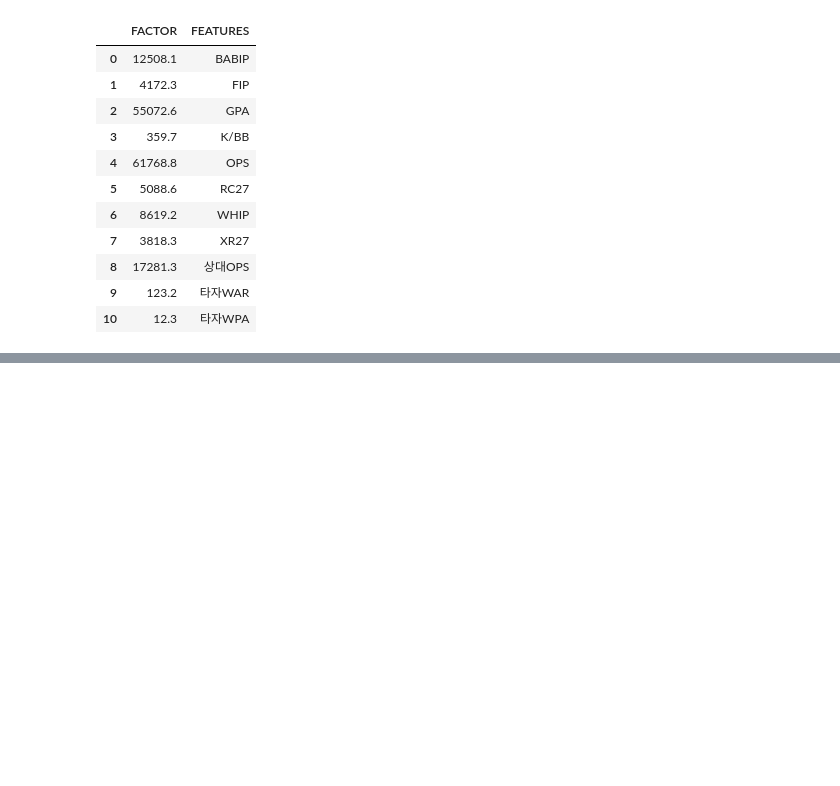
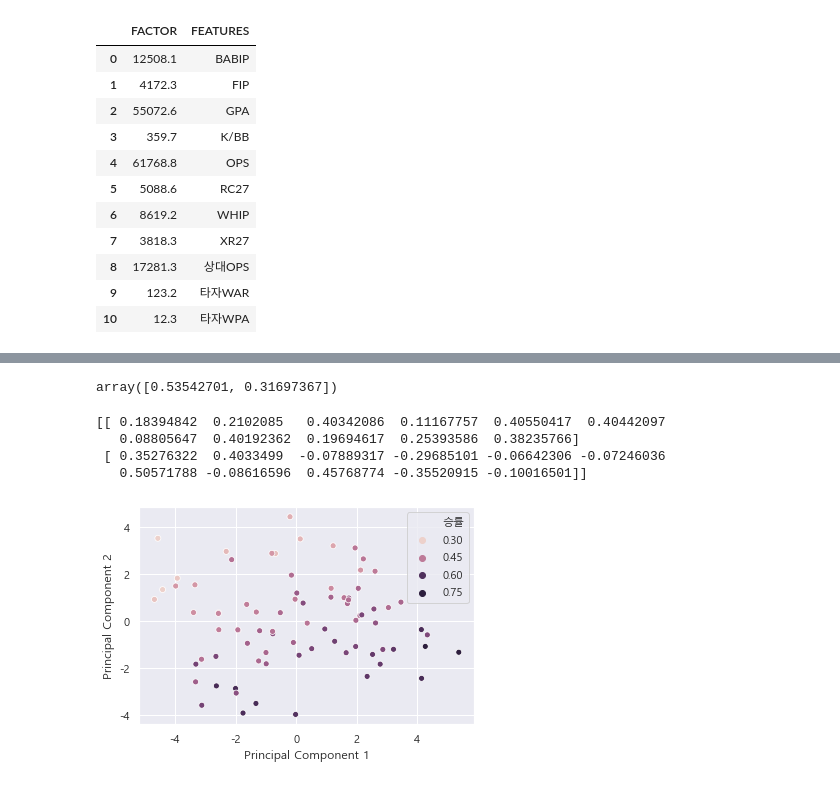
Before and after one commit to won4513/baseball, a Jupyter notebook: kbo/kbo.ipynb, the cells around one changed output, grey strips where cells are left out. Saved outputs shown, nothing was run; the diff lists cells and outputs as text; code cells hidden in the pictures; blank space fills up the shorter version.

```diff
--- a/kbo/kbo.ipynb
+++ b/kbo/kbo.ipynb
@@ -903,0 +889,8 @@ vif.round(1)
+# %%
+from sklearn.preprocessing import StandardScaler  # 표준화
+x = kbo_sbm[kbo_sbm.columns.difference(['팀', '연도', '승률'])]
+y = kbo_sbm[target]
+
+x = StandardScaler().fit_transform(x) # x객체에 x를 표준화한 데이터를 저장
+
+pd.DataFrame(x, columns=kbo_sbm.columns.difference(['팀', '연도', '승률'])).head()
@@ -903,0 +904,8 @@ vif.round(1)
+# %%
+from sklearn.decomposition import PCA
+pca = PCA(n_components=2) # 주성분을 몇개로 할지 결정
+printcipalComponents = pca.fit_transform(x)
+principalDf = pd.DataFrame(data=printcipalComponents, columns = ['principal component1', 'principal component2'])
+# 주성분으로 이루어진 데이터 프레임 구성
+
+principalDf
@@ -903,0 +926,19 @@ vif.round(1)
+# %%
+pca.explained_variance_ratio_
+# %% [output]
+array([0.53542701, 0.31697367])
+# %%
+print(pca.components_)
+# %% [output]
+[[ 0.18394842  0.2102085   0.40342086  0.11167757  0.40550417  0.40442097
+   0.08805647  0.40192362  0.19694617  0.25393586  0.38235766]
+ [ 0.35276322  0.4033499  -0.07889317 -0.29685101 -0.06642306 -0.07246036
+   0.50571788 -0.08616596  0.45768774 -0.35520915 -0.10016501]]
+# %%
+# 결과 시각화
+sns.scatterplot(x=printcipalComponents[:,0], y=printcipalComponents[:,1], hue=y)
+plt.xlabel('Principal Component 1')
+plt.ylabel('Principal Component 2')
+plt.show()
+# %% [output]
+[figure, added]
```
Also changed, not shown: parts of 13 cells of this notebook.
